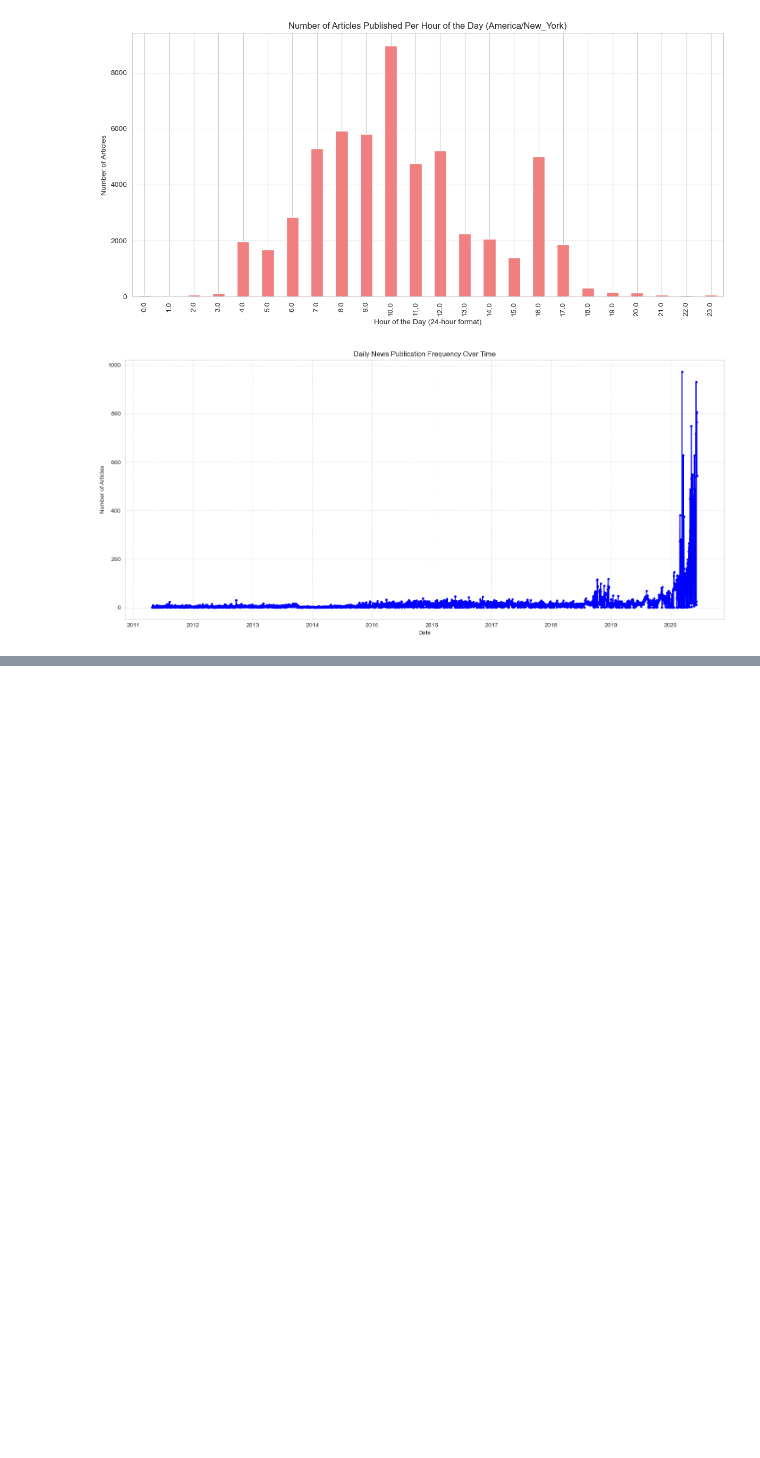
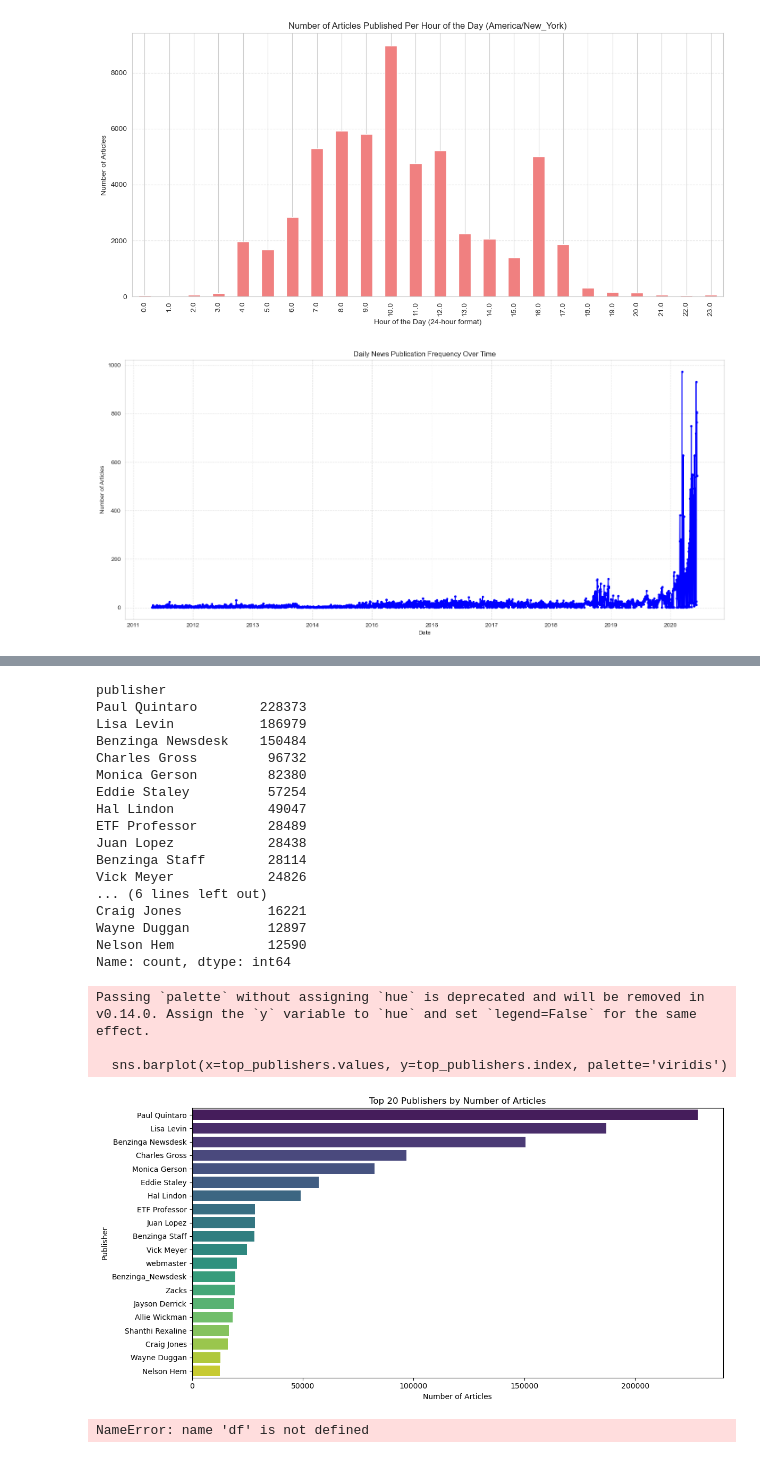
Before and after one commit to RuthKbde/Financial-News-Sentiment-Project, a Jupyter notebook: notebooks/Descriptive_Statistics_eda.ipynb, the cells around one changed output, grey strips where cells are left out. Cells and saved outputs as stored; diff of their text form; code cells hidden in the pictures; blank space fills up the shorter version.

```diff
--- a/notebooks/Descriptive_Statistics_eda.ipynb
+++ b/notebooks/Descriptive_Statistics_eda.ipynb
@@ -580,0 +369,59 @@ TypeError: expected string or bytes-like object
+# %%
+# Assuming the column is 'publisher'
+top_publishers = news_df['publisher'].value_counts().head(20)
+print(top_publishers)
+
+plt.figure(figsize=(12, 6))
+sns.barplot(x=top_publishers.values, y=top_publishers.index, palette='viridis')
+plt.title('Top 20 Publishers by Number of Articles')
+plt.xlabel('Number of Articles')
+plt.ylabel('Publisher')
+plt.tight_layout()
+plt.show()
+# %% [output]
+publisher
+Paul Quintaro        228373
+Lisa Levin           186979
+Benzinga Newsdesk    150484
+Charles Gross         96732
+Monica Gerson         82380
+Eddie Staley          57254
+Hal Lindon            49047
+ETF Professor         28489
+Juan Lopez            28438
+Benzinga Staff        28114
+Vick Meyer            24826
+... (6 lines left out)
+Craig Jones           16221
+Wayne Duggan          12897
+Nelson Hem            12590
+Name: count, dtype: int64
+Passing `palette` without assigning `hue` is deprecated and will be removed in v0.14.0. Assign the `y` variable to `hue` and set `legend=False` for the same effect.
+
+  sns.barplot(x=top_publishers.values, y=top_publishers.index, palette='viridis')
+[figure, added]
+# %%
+import pandas as pd
+import os
+
+# Ensure the 'date' column is datetime and Sentiment_Score is float
+df['date'] = pd.to_datetime(df['date'], errors='coerce')
+df['Sentiment_Score'] = pd.to_numeric(df['Sentiment_Score'], errors='coerce')
+
+# Drop rows with any missing required data
+df = df.dropna(subset=['date', 'Company', 'Sentiment_Score'])
+
+# Group by date and company, then compute mean sentiment score
+mean_sentiment_per_day = df.groupby(['date', 'Company'])['Sentiment_Score'].mean().reset_index()
+
+# Ensure output directory exists
+output_dir = os.path.join("..", "data", "processed")
+os.makedirs(output_dir, exist_ok=True)
+
+# Save to CSV
+output_path = os.path.join(output_dir, "sentiment_scores.csv")
+mean_sentiment_per_day.to_csv(output_path, index=False)
+
+print(f"✅ Sentiment scores saved to {output_path}")
+# %% [output]
+NameError: name 'df' is not defined
```
Also changed, not shown: parts of 4 cells of this notebook, 4 other files.
